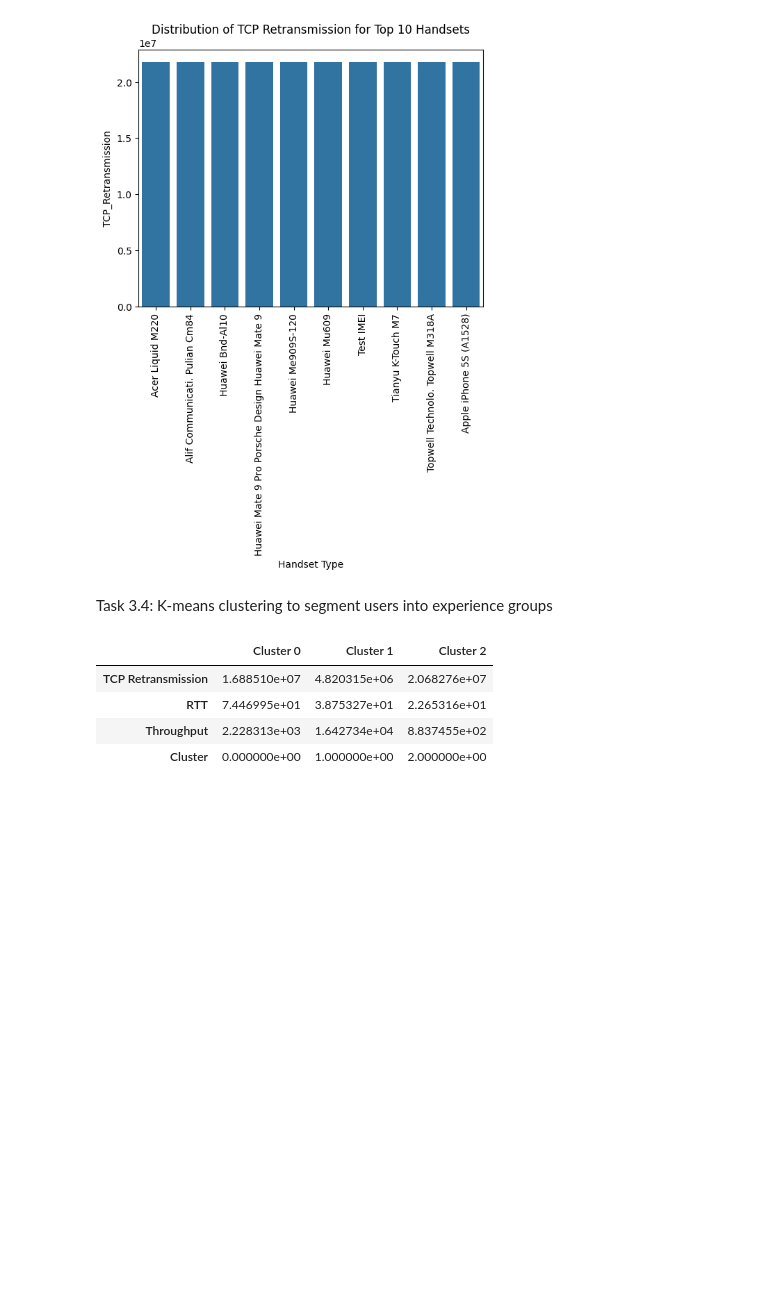
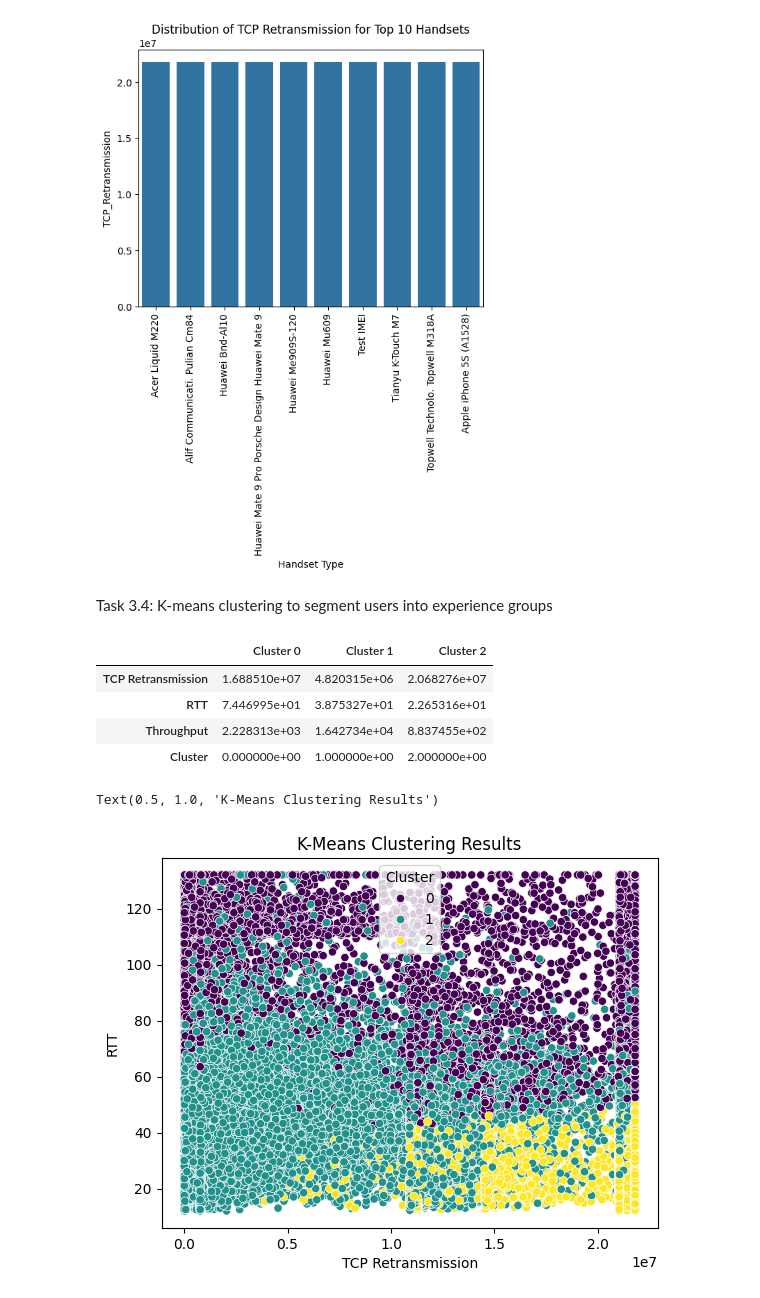
Before and after one commit to ab3lT/10-Academy-Week-2, a Jupyter notebook: notebook/experience_alaytics.ipynb, the cells around one changed output. Cells and saved outputs as stored; diff of their text form; code cells hidden in the pictures; blank space fills up the shorter version.

Commit message:
clustering result

```diff
--- a/notebook/experience_alaytics.ipynb
+++ b/notebook/experience_alaytics.ipynb
@@ -139,3 +139,11 @@ pd.DataFrame(descriptions)
 | RTT | 7.446995e+01 | 3.875327e+01 | 2.265316e+01 |
 | Throughput | 2.228313e+03 | 1.642734e+04 | 8.837455e+02 |
 | Cluster | 0.000000e+00 | 1.000000e+00 | 2.000000e+00 |
+# %%
+# Plot the clustering result
+fig, ax = plt.subplots()
+sn.scatterplot(data=clustered_df, x=features[0], y=features[1], hue='Cluster', palette='viridis', ax=ax)
+ax.set_title('K-Means Clustering Results')
+# %% [output]
+Text(0.5, 1.0, 'K-Means Clustering Results')
+[figure, added]
```
